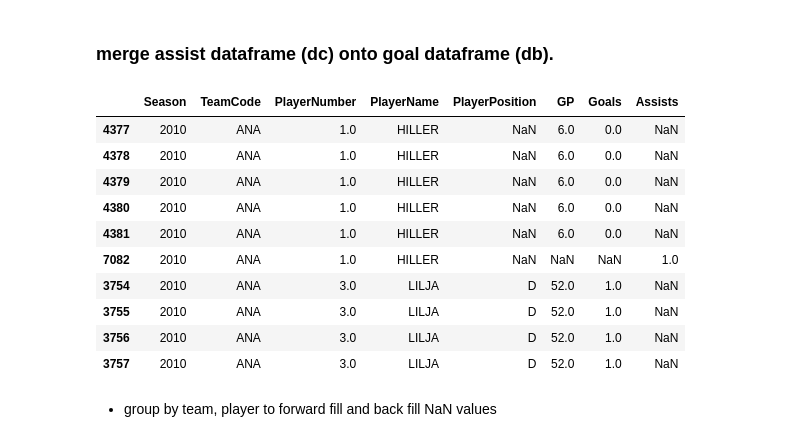
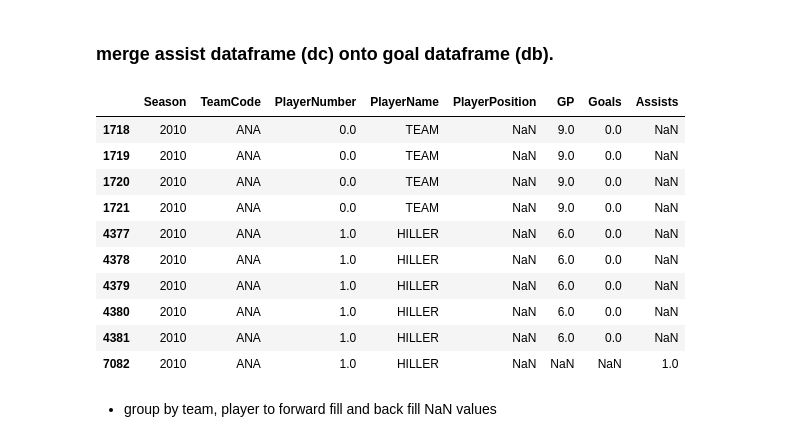
Before and after one commit to stephtselios/nhl_roster_design, a Jupyter notebook: points_goals_assists_per_game.ipynb, the cells around one changed output. Cells and saved outputs as stored; diff of their text form; code cells hidden in the pictures.

```diff
--- a/points_goals_assists_per_game.ipynb
+++ b/points_goals_assists_per_game.ipynb
@@ -29 +36,6 @@ da = da.rename(columns={'TeamCode': 'EventTeamCode'})
+# %%
+de = pd.read_csv('source_data/t_scoring_detail_o.csv')
+de = de.rename(columns={'Time': 'EventTimeFromZero', 'TeamCode': 'EventTeamCode', 'GoalType': 'AdvantageType'})
+de = de[['Season', 'GameNumber', 'GoalNumber', 'Period', 'EventTimeFromZero','AdvantageType', 'EventTeamCode']]
+da = da.merge(de, on=['Season', 'GameNumber', 'Period', 'EventTimeFromZero', 'AdvantageType', 'EventTeamCode'], how='outer')
 # %% [markdown]
@@ -35,3 +47,5 @@ da = da[da['Period'] >= 1]
 da = da[da['EventType']!='STOP']
 da = da[da['EventType']!='EISTR']
 da = da[da['EventType']!='EIEND']
+da = da[da['EventType'] !='FIGHT']
+da = da.dropna(subset=['EventNumber'])
@@ -38,3 +54,6 @@ da = da[da['EventType']!='EIEND']
+# %%
+da['AdvantageType'] = da.groupby(['Season','GameNumber', 'Period'])['AdvantageType'].apply(lambda x: x.bfill())
+da['PlayerNumber'] = da.apply(lambda x: 0 if (x['PlayerName'] == 'TEAM') else x['PlayerNumber'], axis=1)
 # %% [markdown]
 - use event detail for goals information to identify the players that assisted on a given goal. Split event detail data into assist player 1 and assist player 2, to display primary and secondary assist.
 # %%
@@ -58,5 +81,5 @@ da['AssistPlayer2Name'] = da.Assist2Last.str.split('(', expand = True)[0]
 # %%
-da = da [['Season', 'GameNumber', 'EventNumber', 'Period', 'AdvantageType', 'EventTimeFromZero', 'EventTimeFromTwenty', 'EventType', 'EventDetail', 'VPlayer1', 'VPosition1', 'VPlayer2', 'VPosition2', 'VPlayer3', 'VPosition3', 'VPlayer4', 'VPosition4', 'VPlayer5', 'VPosition5', 'VPlayer6', 'VPosition6', 'HPlayer1', 'HPosition1', 'HPlayer2', 'HPosition2', 'HPlayer3', 'HPosition3', 'HPlayer4', 'HPosition4', 'HPlayer5', 'HPosition5', 'HPlayer6', 'HPosition6', 'GameDate', 'VTeamCode', 'HTeamCode', 'EventTeamCode', 'PlayerNumber', 'PlayerName','ShotType', 'ShotResult', 'Zone', 'Length', 'PenaltyType', 'AssistPlayer1Number', 'AssistPlayer1Name', 'AssistPlayer2Number', 'AssistPlayer2Name']]
+da = da [['Season', 'GameNumber', 'GameDate', 'EventNumber', 'Period', 'AdvantageType', 'EventTimeFromZero', 'EventTimeFromTwenty', 'EventType', 'X', 'Y', 'EventDetail', 'VPlayer1', 'VPosition1', 'VPlayer2', 'VPosition2', 'VPlayer3', 'VPosition3', 'VPlayer4', 'VPosition4', 'VPlayer5', 'VPosition5', 'VPlayer6', 'VPosition6', 'HPlayer1', 'HPosition1', 'HPlayer2', 'HPosition2', 'HPlayer3', 'HPosition3', 'HPlayer4', 'HPosition4', 'HPlayer5', 'HPosition5', 'HPlayer6', 'HPosition6', 'VTeamCode', 'HTeamCode', 'EventTeamCode', 'PlayerNumber', 'PlayerName','ShotType', 'ShotResult', 'Zone', 'Length', 'PenaltyType', 'AssistPlayer1Number', 'AssistPlayer1Name', 'AssistPlayer2Number', 'AssistPlayer2Name', 'GoalNumber']]
 # %%
 da.shape
 # %% [output]
@@ -149,21 +172,21 @@ dc.head()
 # %% [markdown]
 ### merge assist dataframe (dc) onto goal dataframe (db).
 # %%
-db = pd.merge(db, dc, on=['Season', 'TeamCode', 'PlayerNumber', 'PlayerName'], how='outer')
+db = db.merge(dc, on=['Season', 'TeamCode', 'PlayerNumber', 'PlayerName'], how='outer')
 db = db.sort_values(['Season', 'TeamCode', 'PlayerNumber', 'PlayerName'], ascending=[True, True, True, True])
 db.head(10)
 # %% [output]
 |  | Season | TeamCode | PlayerNumber | PlayerName | PlayerPosition | GP | Goals | Assists |
+| 1718 | 2010 | ANA | 0.0 | TEAM | NaN | 9.0 | 0.0 | NaN |
+| 1719 | 2010 | ANA | 0.0 | TEAM | NaN | 9.0 | 0.0 | NaN |
+| 1720 | 2010 | ANA | 0.0 | TEAM | NaN | 9.0 | 0.0 | NaN |
+| 1721 | 2010 | ANA | 0.0 | TEAM | NaN | 9.0 | 0.0 | NaN |
 | 4377 | 2010 | ANA | 1.0 | HILLER | NaN | 6.0 | 0.0 | NaN |
 | 4378 | 2010 | ANA | 1.0 | HILLER | NaN | 6.0 | 0.0 | NaN |
 | 4379 | 2010 | ANA | 1.0 | HILLER | NaN | 6.0 | 0.0 | NaN |
 | 4380 | 2010 | ANA | 1.0 | HILLER | NaN | 6.0 | 0.0 | NaN |
 | 4381 | 2010 | ANA | 1.0 | HILLER | NaN | 6.0 | 0.0 | NaN |
 | 7082 | 2010 | ANA | 1.0 | HILLER | NaN | NaN | NaN | 1.0 |
-| 3754 | 2010 | ANA | 3.0 | LILJA | D | 52.0 | 1.0 | NaN |
-| 3755 | 2010 | ANA | 3.0 | LILJA | D | 52.0 | 1.0 | NaN |
-| 3756 | 2010 | ANA | 3.0 | LILJA | D | 52.0 | 1.0 | NaN |
-| 3757 | 2010 | ANA | 3.0 | LILJA | D | 52.0 | 1.0 | NaN |
 # %% [markdown]
 - group by team, player to forward fill and back fill NaN values
 # %%
```
Also changed, not shown: parts of 21 cells of this notebook, 1 other file.
